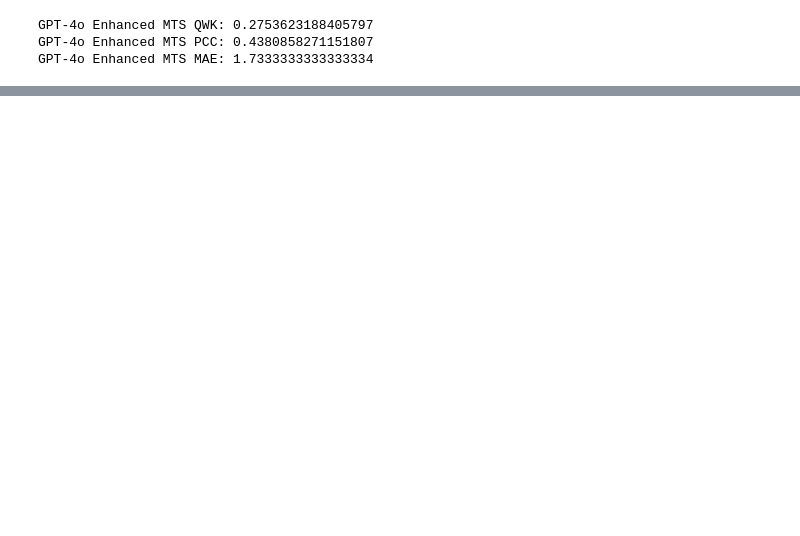
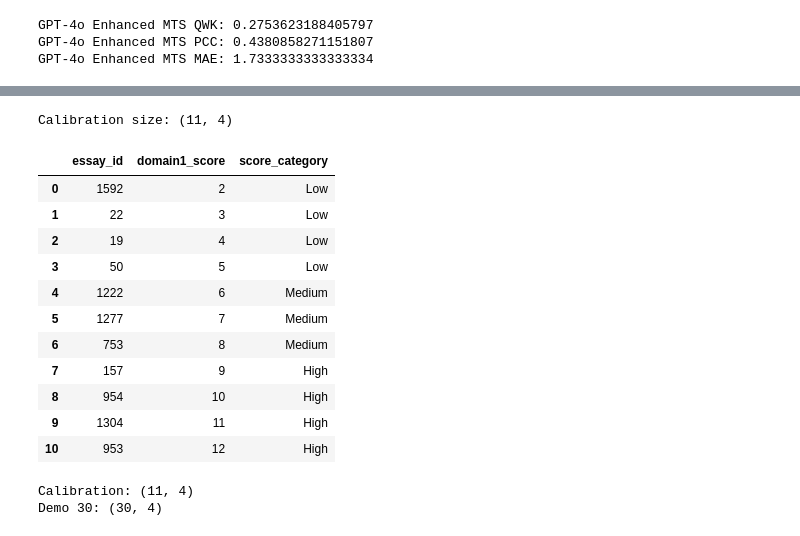
Before and after one commit to MalakSalehh/Thesis-datasets, a Jupyter notebook: GPT4o.ipynb, the cells around one changed output, grey strips where cells are left out. Saved outputs shown, nothing was run; the diff lists cells and outputs as text; code cells hidden in the pictures; blank space fills up the shorter version.

```diff
--- a/GPT4o.ipynb
+++ b/GPT4o.ipynb
@@ -422,0 +602,40 @@ GPT-4o Enhanced MTS MAE: 1.7333333333333334
+# %%
+##Calibration set increase
+RANDOM_STATE = 42
+
+calibration = (
+    set1.groupby("domain1_score", group_keys=False)
+    .apply(lambda x: x.sample(1, random_state=RANDOM_STATE))
+    .reset_index(drop=True)
+    .sort_values("domain1_score")
+    .reset_index(drop=True)
+)
+
+print("Calibration size:", calibration.shape)
+calibration[["essay_id", "domain1_score", "score_category"]]
+# %% [output]
+Calibration size: (11, 4)
+|  | essay_id | domain1_score | score_category |
+| 0 | 1592 | 2 | Low |
+| 1 | 22 | 3 | Low |
+| 2 | 19 | 4 | Low |
+| 3 | 50 | 5 | Low |
+| 4 | 1222 | 6 | Medium |
+| 5 | 1277 | 7 | Medium |
+| 6 | 753 | 8 | Medium |
+| 7 | 157 | 9 | High |
+| 8 | 954 | 10 | High |
+| 9 | 1304 | 11 | High |
+| 10 | 953 | 12 | High |
+# %%
+calibration_ids = calibration["essay_id"].tolist()
+
+pool = set1[~set1["essay_id"].isin(calibration_ids)].copy().reset_index(drop=True)
+
+demo_30 = pool.sample(30, random_state=RANDOM_STATE).reset_index(drop=True)
+
+print("Calibration:", calibration.shape)
+print("Demo 30:", demo_30.shape)
+# %% [output]
+Calibration: (11, 4)
+Demo 30: (30, 4)
```
Also changed, not shown: parts of 12 cells of this notebook.
